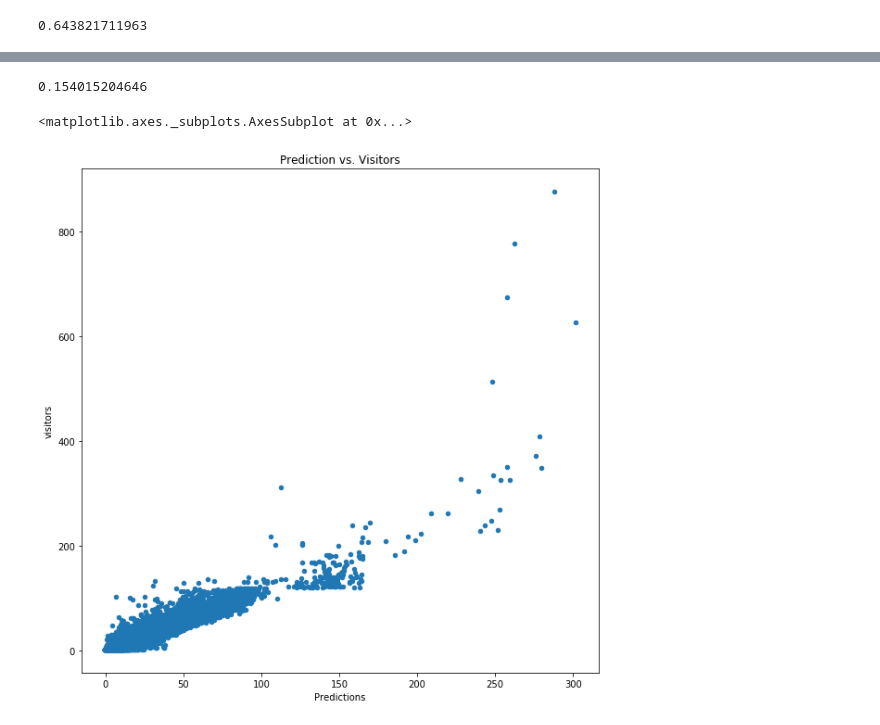
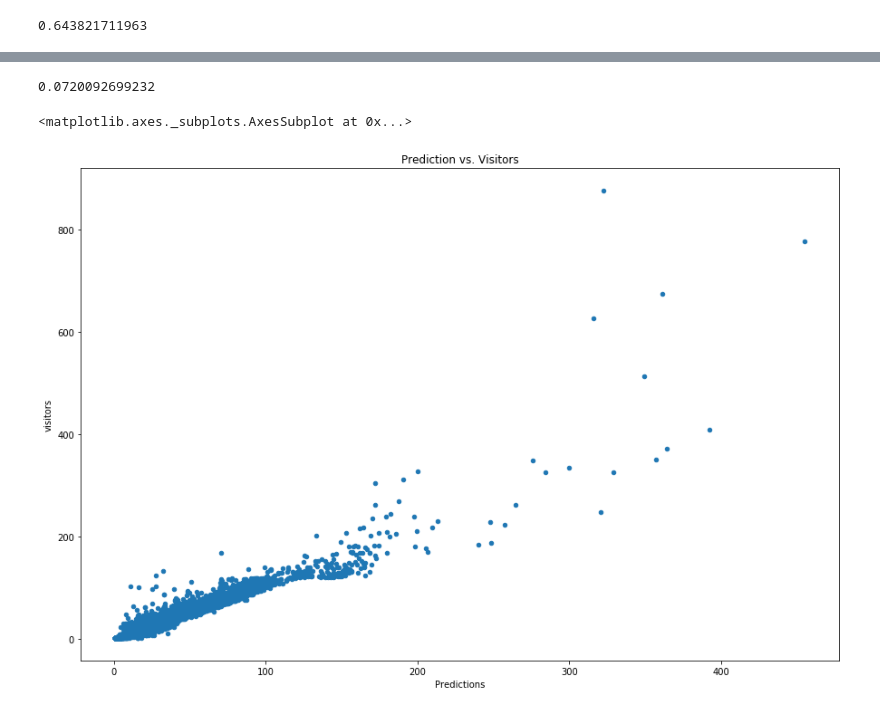
Before and after one commit to lamesen/RecruitRestaurantVisitorForecasting, a Jupyter notebook: PredictiveModeling.ipynb, the cells around one changed output, grey strips where cells are left out. Drawn from its saved outputs; the diff is of its cells as text; code cells hidden in the pictures.

```diff
--- a/PredictiveModeling.ipynb
+++ b/PredictiveModeling.ipynb
@@ -183,4 +212,6 @@ lasso_cv_results_df = cv_results_df
 # %%
+# Prepare subset again for the next model
 subset = train.columns.values.tolist()
 subset = [col for col in subset if col not in target_columns + id_columns]
 subset.remove('visit_date')
+subset.remove('subset')
@@ -196,0 +237,10 @@ print(np.mean(rfr_cv_results))
+# %%
+# Random forest fit and scoring
+y = train[target_columns[1]].as_matrix()
+X = train[subset].as_matrix()
+X_test = test[subset].as_matrix()
+
+rfr = RandomForestRegressor(n_estimators=1000, max_features="sqrt", max_depth=3, n_jobs=-1, random_state=0)
+rfr_fit = rfr.fit(X, y)
+
+random_forest_predictions = rfr_fit.predict(X_test)
@@ -198,7 +257,8 @@ print(np.mean(rfr_cv_results))
 lgbm = LGBMRegressor(n_estimators=1000, learning_rate=0.01)
 lgbm_cv_results = recruit_utils.time_series_cv(y, X, lgbm)
 # %%
+# LightGBM Cross Validation results
 print(np.mean(lgbm_cv_results))
 # %% [output]
-0.154015204646
+0.0720092699232
 # %%
@@ -211,6 +270,8 @@ p = np.expm1(lgbm_fit.predict(train[subset]))
 # %%
+# Plot y vs y-hat
+p = np.exp(lgbm_fit.predict(train[subset]))
 train['Predictions'] = p
-train.plot.scatter(x='Predictions', y='visitors', figsize=(10, 10), title='Prediction vs. Visitors')
+train.plot.scatter(x='Predictions', y='visitors', figsize=(15, 10), title='Prediction vs. Visitors')
 # %% [output]
 <matplotlib.axes._subplots.AxesSubplot at 0x...>
-[figure, old version]
+[figure, new version]
```
Also changed, not shown: parts of 25 cells of this notebook, 3 other files.
